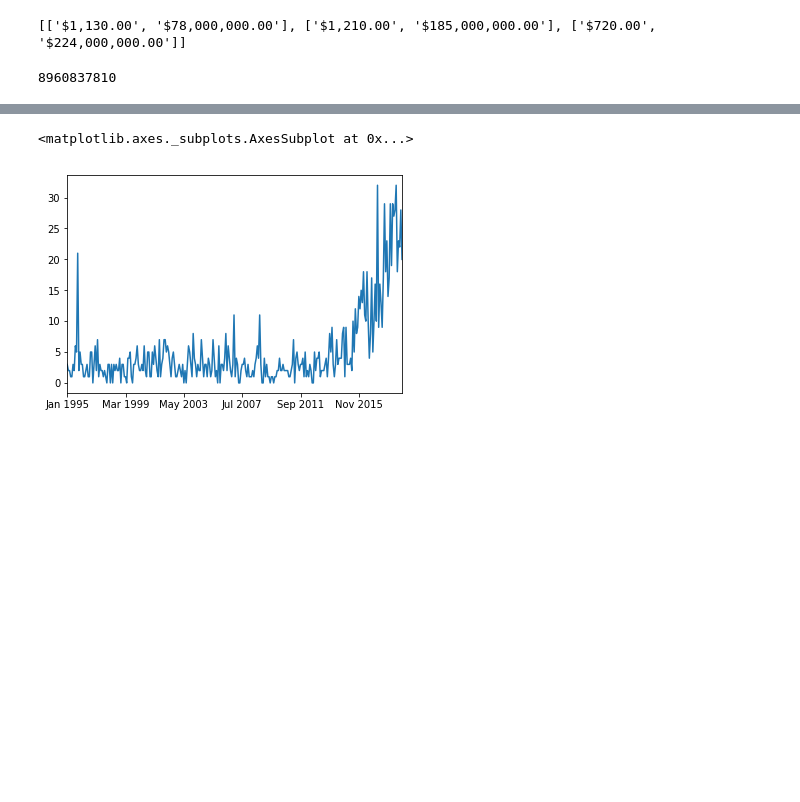
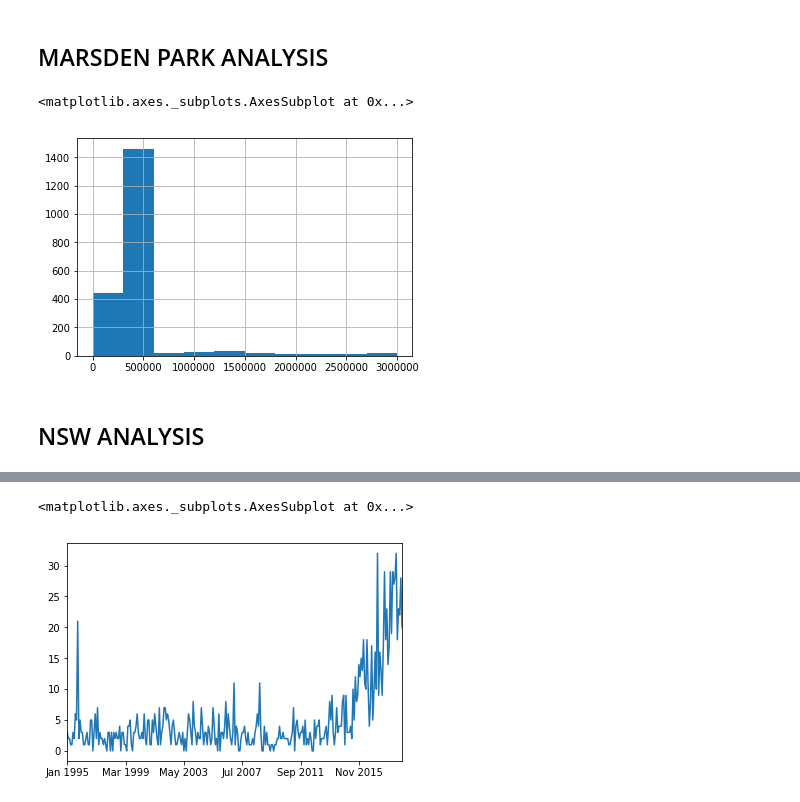
Before and after one commit to elijahjorell/open-data-project, a Jupyter notebook: open_data_project.ipynb, the cells around one changed output, grey strips where cells are left out. Saved outputs shown, nothing was run; the diff lists cells and outputs as text; code cells hidden in the pictures; blank space fills up the shorter version.

```diff
--- a/open_data_project.ipynb
+++ b/open_data_project.ipynb
@@ -114,22 +154,29 @@ LV_20190701 - 69.5326406955719
+# %% [markdown]
+
+
+
+## MARSDEN PARK ANALYSIS
 # %%
-### MARSDEN PARK ###
-
-
-df1 = pd.read_csv(land_value_csv_list[0], compression="zip", dtype=dtype_dict)
-df2 = pd.read_csv(land_value_csv_list[12], compression="zip", dtype=dtype_dict)
-df3 = pd.read_csv(land_value_csv_list[24], compression="zip", dtype=dtype_dict)
+land_value_df_2017 = pd.read_csv(land_value_csv_list[0], compression="zip", dtype=dtype_dict)
+land_value_df_2018 = pd.read_csv(land_value_csv_list[12], compression="zip", dtype=dtype_dict)
+land_value_df_2019 = pd.read_csv(land_value_csv_list[24], compression="zip", dtype=dtype_dict)
 
 def get_min_max_of_land_value_df(df):
     min_land_value = locale.currency(df["LAND VALUE 1"][(df["SUBURB NAME"] == "MARSDEN PARK")].min(), grouping=True)
     max_land_value = locale.currency(df["LAND VALUE 1"][(df["SUBURB NAME"] == "MARSDEN PARK")].max(), grouping=True)
     return [min_land_value, max_land_value]
 
-print([get_min_max_of_land_value_df(df1),
-       get_min_max_of_land_value_df(df2),
-       get_min_max_of_land_value_df(df3)])
+#  print([get_min_max_of_land_value_df(land_value_df_2017),
+#         get_min_max_of_land_value_df(land_value_df_2018),
+#         get_min_max_of_land_value_df(land_value_df_2019)])
-# %% [output]
-[['$1,130.00', '$78,000,000.00'], ['$1,210.00', '$185,000,000.00'], ['$720.00', '$224,000,000.00']]
 # %%
-land_value_df["LAND VALUE 1"][(land_value_df["SUBURB NAME"] == "MARSDEN PARK")].sum()
+# land value histogram
+land_value_df_2017["LAND VALUE 1"][(land_value_df_2017["SUBURB NAME"] == "MARSDEN PARK")].hist(range=(0, 3000000))
 # %% [output]
-8960837810
+<matplotlib.axes._subplots.AxesSubplot at 0x...>
+[figure, added]
+# %% [markdown]
+
+
+
+## NSW ANALYSIS
```
Also changed, not shown: parts of 5 cells of this notebook.
